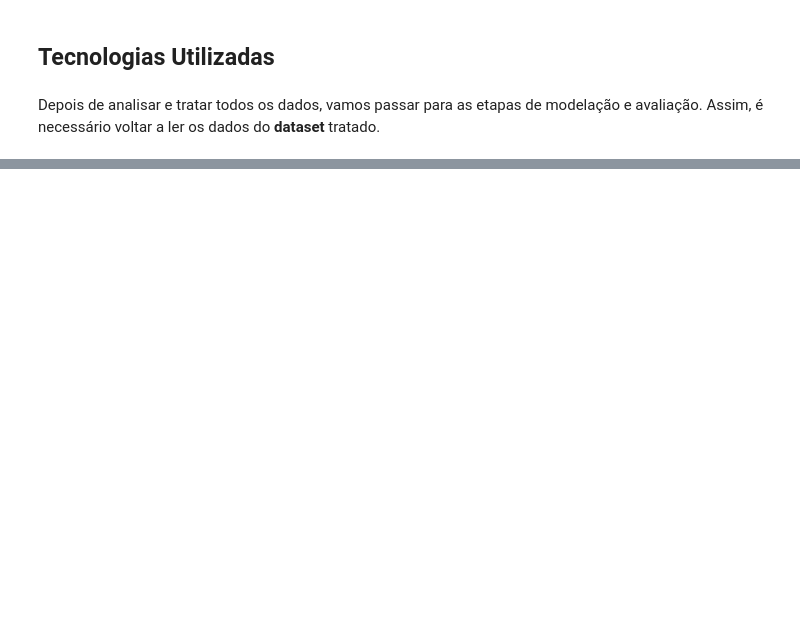
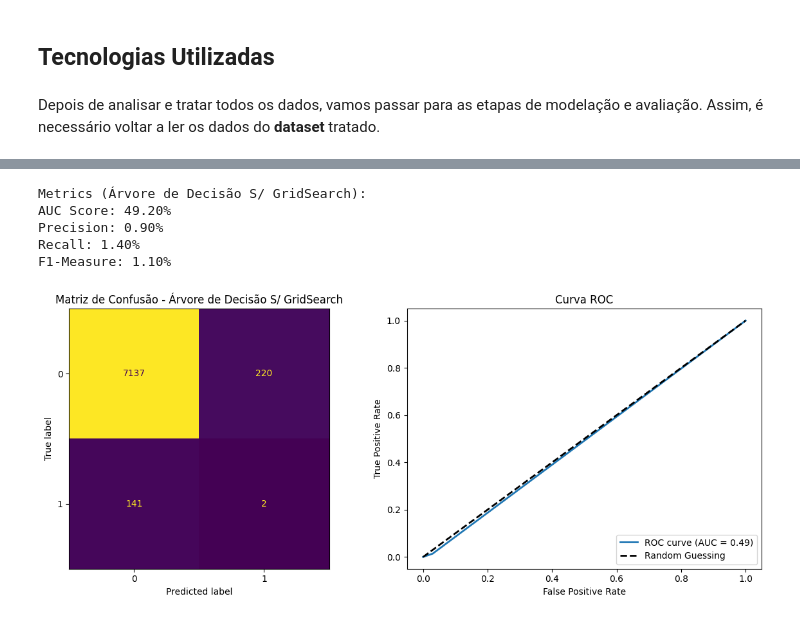
Before and after one commit to matildesimoes/Fraud-Detection-with-AI, a Jupyter notebook: task2.ipynb, the cells around one changed output, grey strips where cells are left out. Saved outputs shown, nothing was run; the diff lists cells and outputs as text; code cells hidden in the pictures; blank space fills up the shorter version.

```diff
--- a/task2.ipynb
+++ b/task2.ipynb
@@ -235,0 +25,8 @@ disp = ConfusionMatrixDisplay(confusion_matrix=xgb_confusion_matrix, display_lab
+# %%
+training_inputs = pd.read_csv('CreditCardTransactions/training_dataset.csv')
+training_classes = pd.read_csv('CreditCardTransactions/training_classes.csv')
+testing_inputs = pd.read_csv('CreditCardTransactions/testing_dataset.csv')
+testing_classes = pd.read_csv('CreditCardTransactions/testing_classes.csv')
+
+training_classes['is_fraud'] = training_classes['is_fraud'].astype('category')
+testing_classes['is_fraud'] = testing_classes['is_fraud'].astype('category')
@@ -235,0 +53,59 @@ disp = ConfusionMatrixDisplay(confusion_matrix=xgb_confusion_matrix, display_lab
+# %%
+pipeline = Pipeline([
+    ('smote_tomek', SMOTETomek(random_state=42, sampling_strategy=0.4)),
+    ('decision_tree', DecisionTreeClassifier(random_state=42))
+])
+
+sf = StratifiedKFold(n_splits=10, random_state=42, shuffle=True)
+
+cv_scores = cross_val_score(pipeline, training_inputs, training_classes, cv=sf, scoring='roc_auc')
+pipeline.fit(training_inputs, training_classes)
+
+# Fazer previsões no conjunto de teste
+predictions = pipeline.predict(testing_inputs)
+
+# Calcular as probabilidades previstas para calcular o AUC
+probas = pipeline.predict_proba(testing_inputs)[:, 1]
+
+# Calcular as métricas
+DTSG_precision = precision_score(testing_classes, predictions)
+DTSG_recall = recall_score(testing_classes, predictions)
+DTSG_f1 = f1_score(testing_classes, predictions)
+
+# Calcular o AUC
+fpr, tpr, _ = roc_curve(testing_classes, probas)
+DTSG_auc = sklearn_auc(fpr, tpr)
+
+print("Metrics (Árvore de Decisão S/ GridSearch):")
+print(f"AUC Score: {DTSG_auc * 100:.2f}%")
+print(f"Precision: {DTSG_precision * 100:.2f}%")
+print(f"Recall: {DTSG_recall * 100:.2f}%")
+print(f"F1-Measure: {DTSG_f1 * 100:.2f}%")
+
+# Matriz de Confusão
+confusion_matrix_result = confusion_matrix(testing_classes, predictions)
+confusion_display = ConfusionMatrixDisplay(confusion_matrix_result)
+
+fig, axes = plt.subplots(1, 2, figsize=(12, 5))
+
+# Matriz de Confusão
+confusion_display.plot(ax=axes[0], colorbar=False)
+axes[0].set_title("Matriz de Confusão - Árvore de Decisão S/ GridSearch")
+
+# Curva ROC
+axes[1].plot(fpr, tpr, label=f"ROC curve (AUC = {DTSG_auc:.2f})", lw=2)
+axes[1].plot([0, 1], [0, 1], 'k--', lw=2, label="Random Guessing")
+axes[1].set_title("Curva ROC")
+axes[1].set_xlabel("False Positive Rate")
+axes[1].set_ylabel("True Positive Rate")
+axes[1].legend(loc="lower right")
+
+plt.tight_layout()
+plt.show()
+# %% [output]
+Metrics (Árvore de Decisão S/ GridSearch):
+AUC Score: 49.20%
+Precision: 0.90%
+Recall: 1.40%
+F1-Measure: 1.10%
+[figure, added]
```
Also changed, not shown: parts of 34 cells of this notebook, 18 other files.
